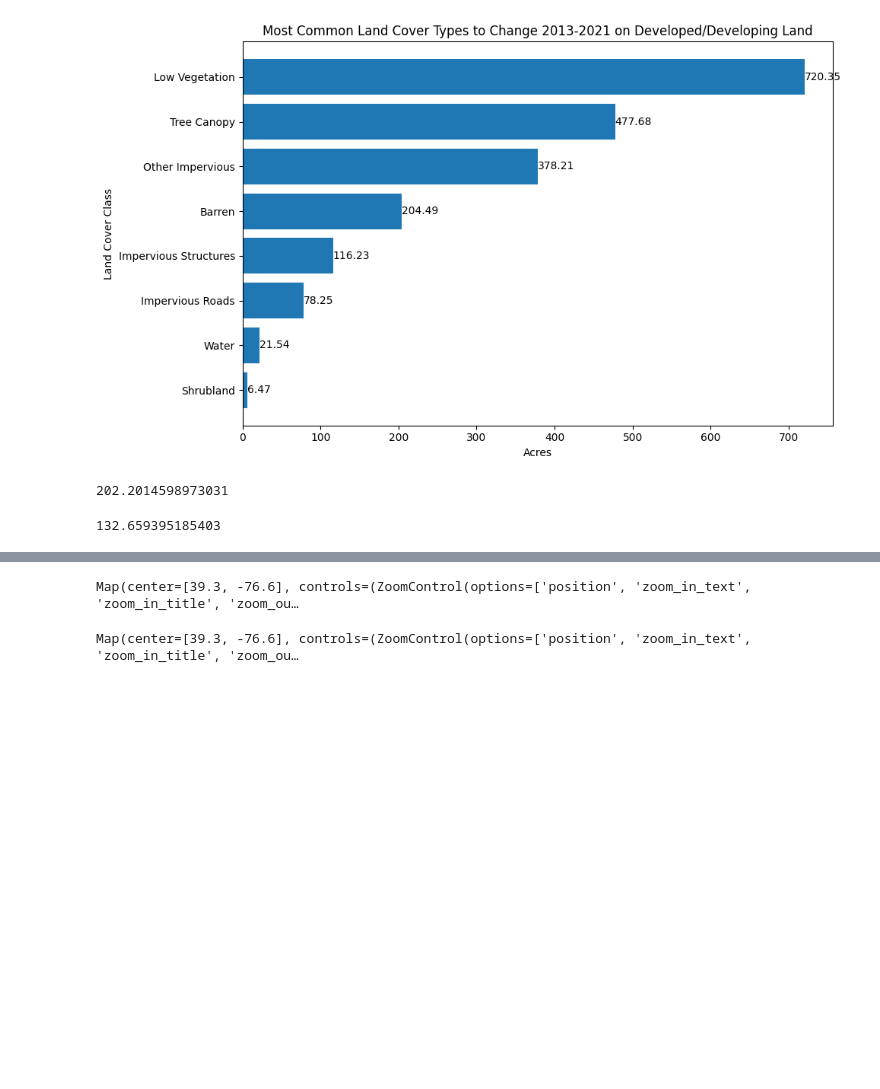
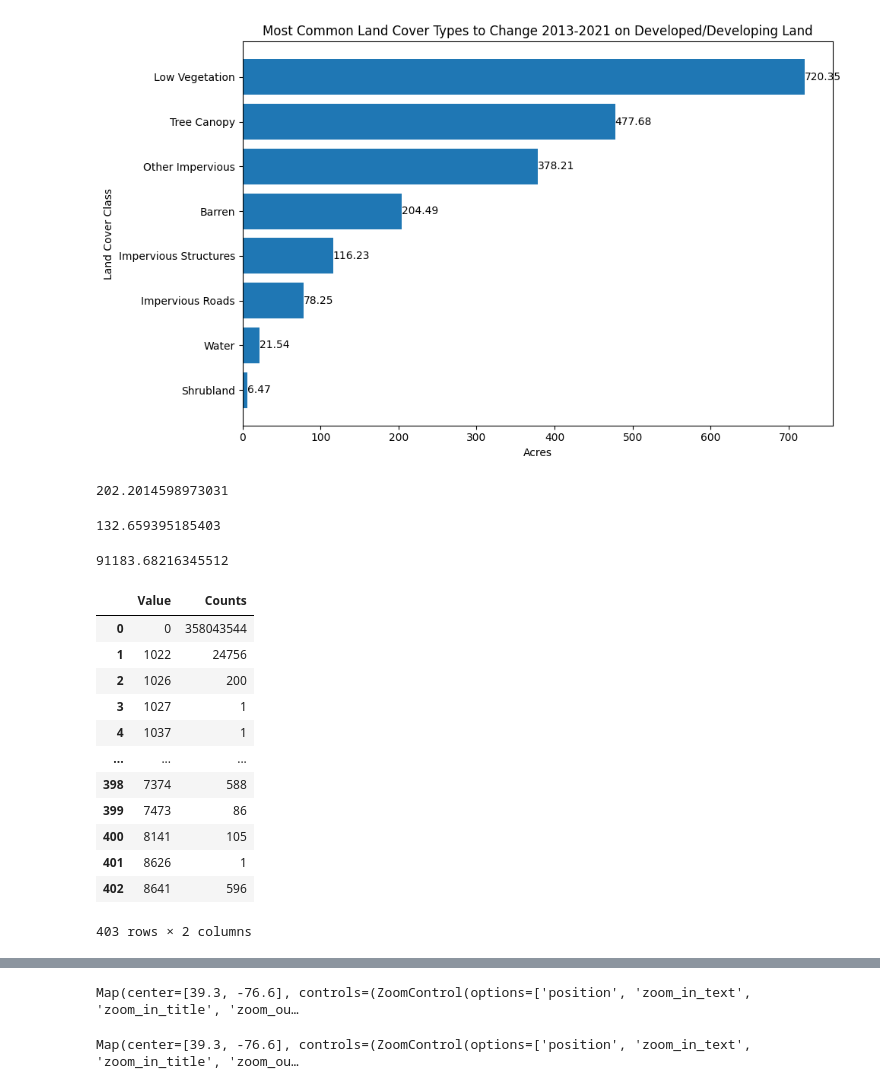
Before and after one commit to mosiahmaddox-tech/landcover_spring2026, a Jupyter notebook: landcover_01.ipynb, the cells around one changed output, grey strips where cells are left out. Drawn from its saved outputs; the diff is of its cells as text; code cells hidden in the pictures; blank space fills up the shorter version.

```diff
--- a/landcover_01.ipynb
+++ b/landcover_01.ipynb
@@ -364,7 +364,7 @@ plt.show()
 
 #Quantify Land cover changes 2013-2021
 
-with rasterio.open("../landcover_spring2026_toobig/balt_24510_lulc-change_2013-2021_2024-Edition.tif") as ras:
+with rasterio.open(change1to3) as ras:
     ra = ras.read(1)
     nodata = ras.nodata
 
@@ -556,3 +556,44 @@ sum(df_changes[df_changes["lc_T1"]!="Impervious"][df_changes["lc_T2"]=="Tree Can
 #result is 133 acres, matching the fact sheet
 # %% [output]
 132.659395185403
+# %%
+
+#determine unique cell values for land cover change raster
+
+with rasterio.open(change1to3) as ras:
+    ra = ras.read(1)
+    nodata = ras.nodata
+
+#if nodata is not None:
+#    ra = ra[ra != nodata]
+
+
+vals, counts = np.unique(ra, return_counts=True)
+
+df_counts = pd.DataFrame({
+    "Value": vals,
+    "Counts": counts
+})
+
+
+
+print(sum(df_counts['Counts']) / 4046.86)
+
+df_counts
+
+#there are 403 unique values, including nodata (0), covering 91184 acres
+# %% [output]
+91183.68216345512
+|  | Value | Counts |
+| 0 | 0 | 358043544 |
+| 1 | 1022 | 24756 |
+| 2 | 1026 | 200 |
+| 3 | 1027 | 1 |
+| 4 | 1037 | 1 |
+| ... | ... | ... |
+| 398 | 7374 | 588 |
+| 399 | 7473 | 86 |
+| 400 | 8141 | 105 |
+| 401 | 8626 | 1 |
+| 402 | 8641 | 596 |
+403 rows × 2 columns
```
Also changed, not shown: parts of 3 cells of this notebook.
